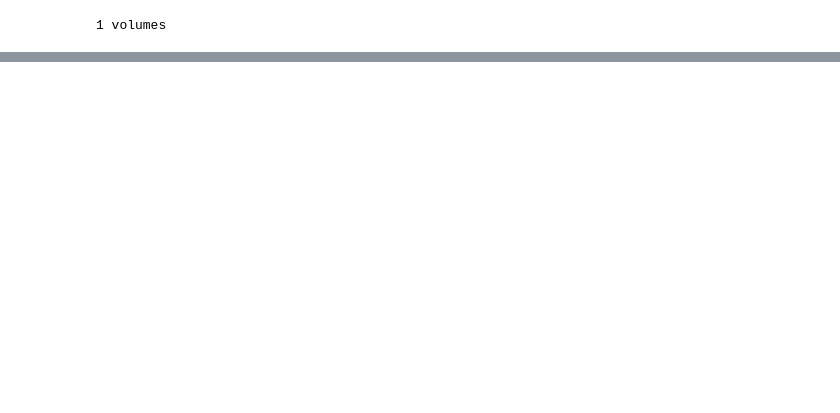
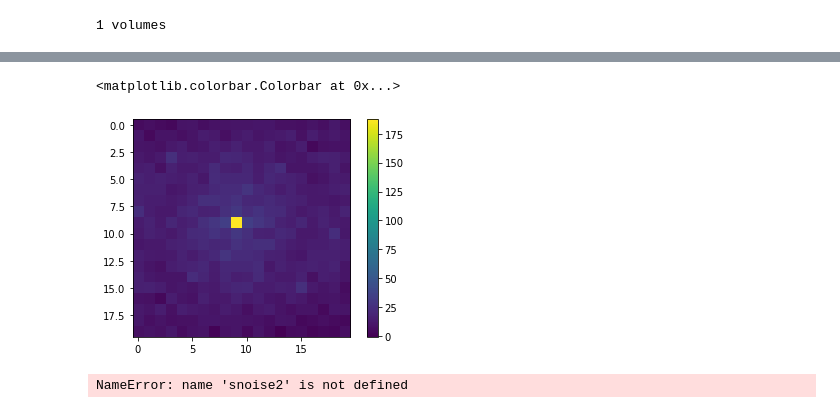
Before and after one commit to TuragaLab/decode_fish, a Jupyter notebook: nbs/08_dataset.ipynb, the cells around one changed output, grey strips where cells are left out. Saved outputs shown, nothing was run; the diff lists cells and outputs as text; code cells hidden in the pictures; blank space fills up the shorter version.

```diff
--- a/nbs/08_dataset.ipynb
+++ b/nbs/08_dataset.ipynb
@@ -436,0 +518,10 @@ local_rate.shape
+# %%
+img = cpu(img_stack[:,np.where(col_chs==0)[0]])[5,0,0,175:225,250:300]
+img = img - img.mean()
+img = img/img.max()
+auto = scipy.signal.correlate2d(img,img)
+plt.imshow(auto[40:60,40:60])
+plt.colorbar()
+# %% [output]
+<matplotlib.colorbar.Colorbar at 0x...>
+[figure, added]
@@ -436,0 +530,4 @@ local_rate.shape
+# %%
+noise2 = snoise2(48, 48, octaves=1, persistence=0.5, lacunarity=2.0, repeatx=1, repeaty=1, base=0.0)
+# %% [output]
+NameError: name 'snoise2' is not defined
```
Also changed, not shown: parts of 26 cells of this notebook, 36 other files.
